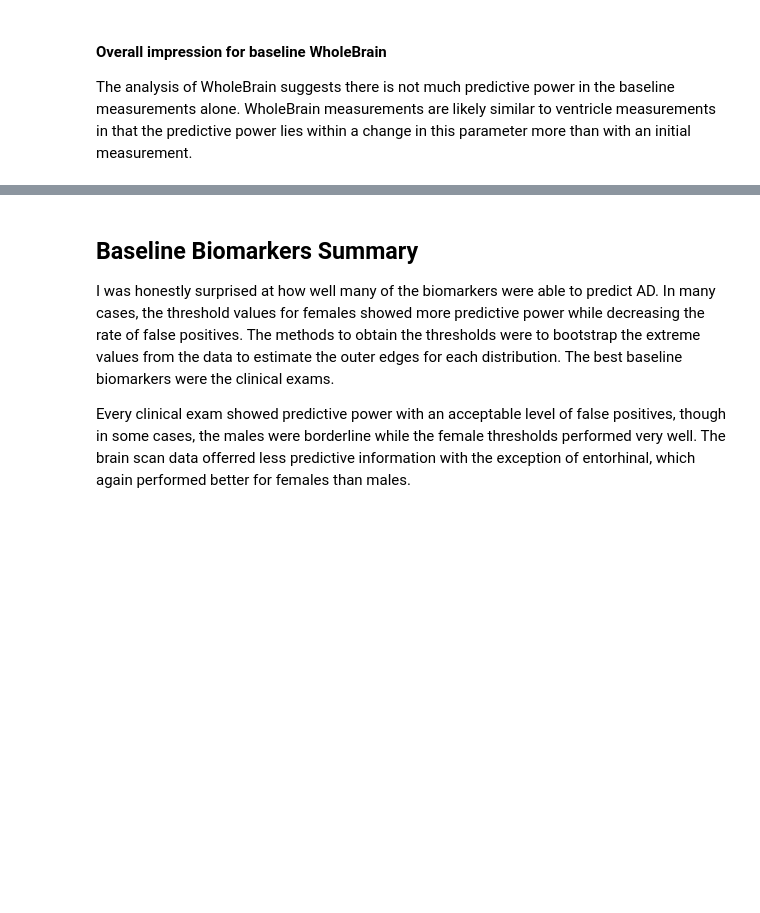
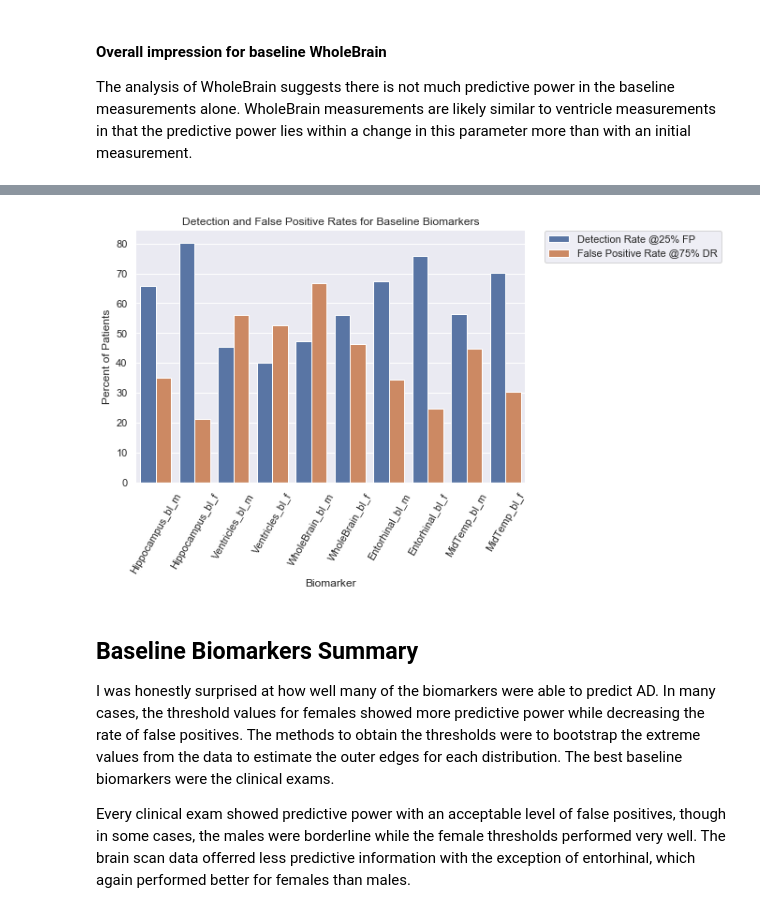
Before and after one commit to Haydost/Springboard_Portfolio, a Jupyter notebook: Capstone_1_Alzheimers_InProgress/3-Statistical_Data_Analysis.ipynb, the cells around one changed output, grey strips where cells are left out. Saved outputs shown, nothing was run; the diff lists cells and outputs as text; code cells hidden in the pictures; blank space fills up the shorter version.

```diff
--- a/Capstone_1_Alzheimers_InProgress/3-Statistical_Data_Analysis.ipynb
+++ b/Capstone_1_Alzheimers_InProgress/3-Statistical_Data_Analysis.ipynb
@@ -1050,3 +1197,8 @@ The analysis of WholeBrain suggests there is not much predictive power in the ba
+# %%
+# create the summary plot for the brain scans baseline thresholds
+sda.summarize_scans_bl(df)
+# %% [output]
+[figure, added]
 # %% [markdown]
 ## Baseline Biomarkers Summary
 
```
Also changed, not shown: parts of 118 cells of this notebook, 4 other files.
